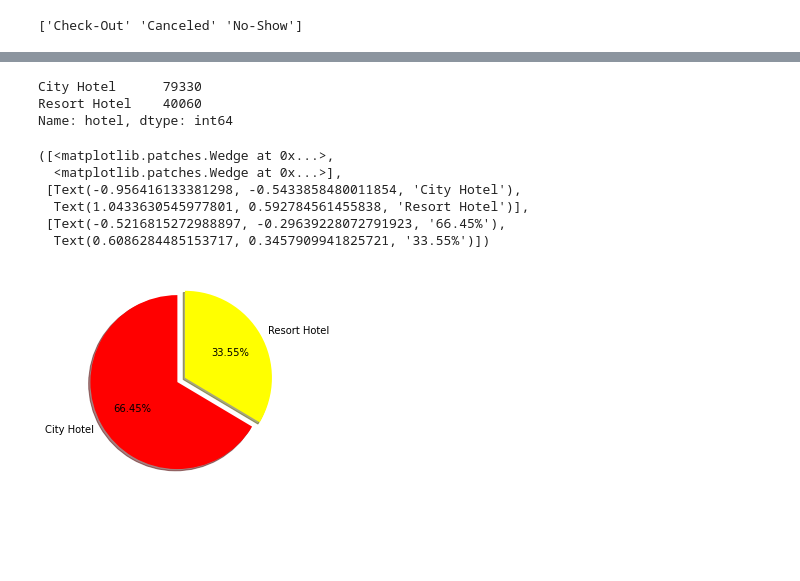
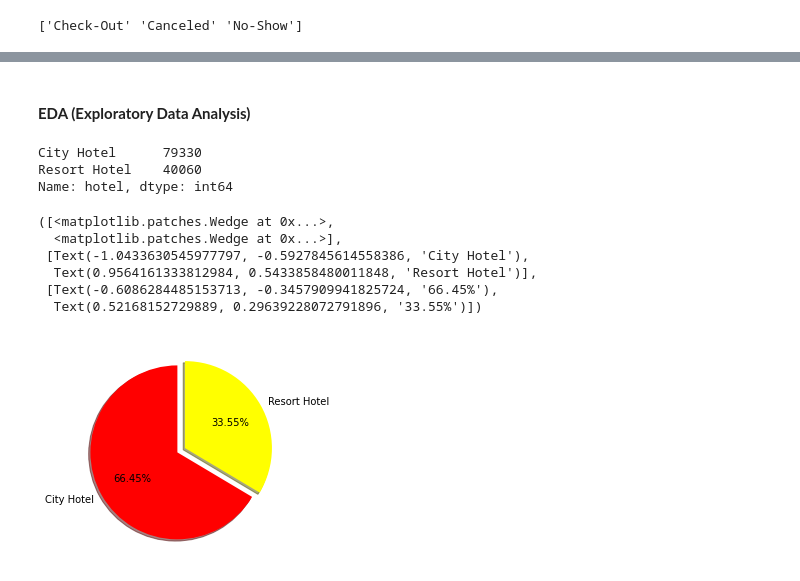
Before and after one commit to SinghUjjwal9/Hotel-Booking-Analysis-EDA, a Jupyter notebook: HotelBookingAnalysisEDA(Ujjwal_Ajit_Singh,_Cohort_Hudson).ipynb, the cells around one changed output, grey strips where cells are left out. Cells and saved outputs as stored; diff of their text form; code cells hidden in the pictures; blank space fills up the shorter version.

```diff
--- a/HotelBookingAnalysisEDA(Ujjwal_Ajit_Singh,_Cohort_Hudson).ipynb
+++ b/HotelBookingAnalysisEDA(Ujjwal_Ajit_Singh,_Cohort_Hudson).ipynb
@@ -231,3 +437,5 @@ df_hba.isnull().sum().reset_index().rename(columns={0:"Null Value","index":"colu
+# %% [markdown]
+#### <b> EDA (Exploratory Data Analysis)
 # %%
 df_hba["hotel"].value_counts()
 # %% [output]
@@ -237,16 +445,16 @@ Name: hotel, dtype: int64
 # %%
 labels=list(df_hba["hotel"].value_counts().index)
 sizes=list(df_hba["hotel"].value_counts())
 colors=["red","yellow"]
-plt.pie(sizes,labels=labels, colors=colors, startangle=90, shadow=True, explode=(0,0.1), autopct="%1.2f%%")
+plt.pie(sizes,labels=labels, colors=colors, startangle=90, shadow=True, explode=(0.1,0), autopct="%1.2f%%")
 # %% [output]
 ([<matplotlib.patches.Wedge at 0x...>,
   <matplotlib.patches.Wedge at 0x...>],
- [Text(-0.956416133381298, -0.5433858480011854, 'City Hotel'),
-  Text(1.0433630545977801, 0.592784561455838, 'Resort Hotel')],
- [Text(-0.5216815272988897, -0.29639228072791923, '66.45%'),
-  Text(0.6086284485153717, 0.3457909941825721, '33.55%')])
+ [Text(-1.0433630545977797, -0.5927845614558386, 'City Hotel'),
+  Text(0.9564161333812984, 0.5433858480011848, 'Resort Hotel')],
+ [Text(-0.6086284485153713, -0.3457909941825724, '66.45%'),
+  Text(0.52168152729889, 0.29639228072791896, '33.55%')])
-[figure, old version]
+[figure, new version]
 # %%
 '''As we can see that the percentage of City hotel is more as compared to the Resort hotel.
 So we can say that City Hotels are booked more in comparisons with Resort Hotel.'''
```
Also changed, not shown: parts of 61 cells of this notebook.
